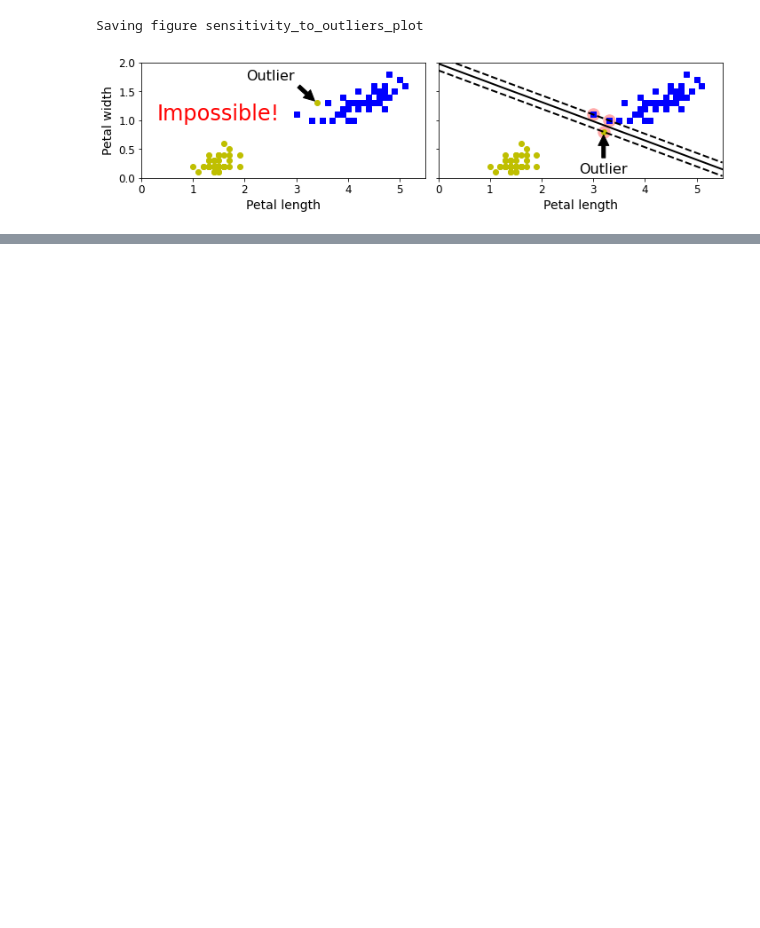
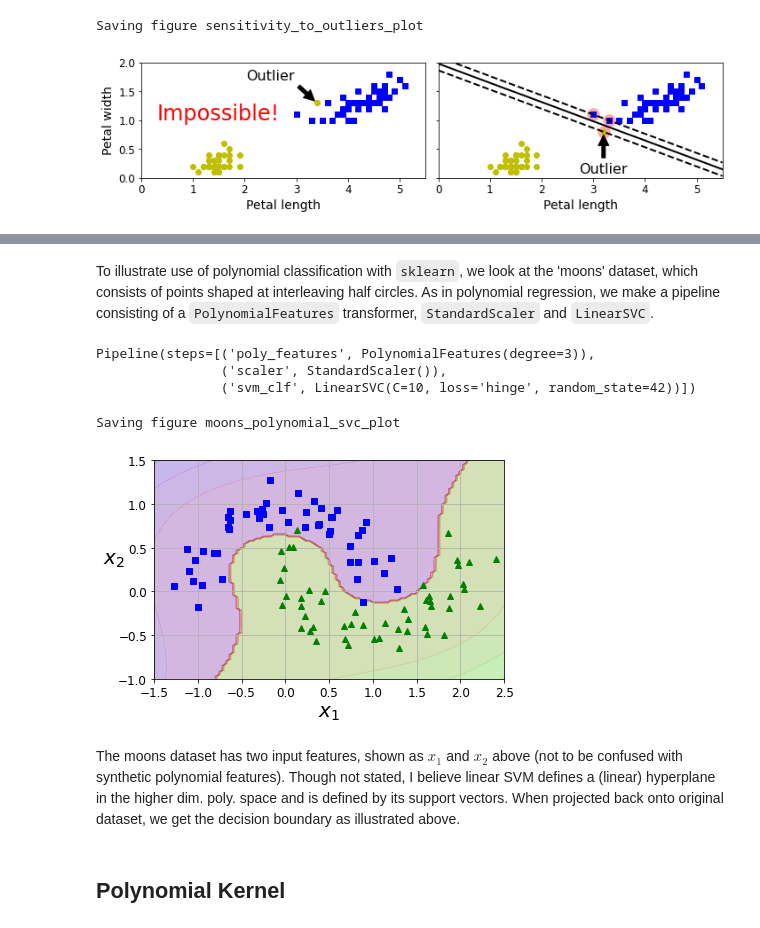
Before and after one commit to phelps-matthew/Coding-Exercises, a Jupyter notebook: ml/geron/05-Support_Vector_Machines.ipynb, the cells around one changed output, grey strips where cells are left out. Cells and saved outputs as stored; diff of their text form; code cells hidden in the pictures; blank space fills up the shorter version.

```diff
--- a/ml/geron/05-Support_Vector_Machines.ipynb
+++ b/ml/geron/05-Support_Vector_Machines.ipynb
@@ -229,0 +344,50 @@ Saving figure sensitivity_to_outliers_plot
+# %% [markdown]
+To illustrate use of polynomial classification with `sklearn`, we look at the 'moons' dataset, which consists of points shaped at interleaving half circles. As in polynomial regression, we make a pipeline consisting of a `PolynomialFeatures` transformer, `StandardScaler` and `LinearSVC`.
+# %%
+from sklearn.datasets import make_moons
+from sklearn.pipeline import Pipeline
+from sklearn.preprocessing import PolynomialFeatures
+
+X, y = make_moons(n_samples=100, noise=0.15, random_state=42)
+polynomial_svm_clf = Pipeline([
+        ("poly_features", PolynomialFeatures(degree=3)),
+        ("scaler", StandardScaler()),
+        ("svm_clf", LinearSVC(C=10, loss="hinge", random_state=42))
+    ])
+
+polynomial_svm_clf.fit(X, y)
+# %% [output]
+Pipeline(steps=[('poly_features', PolynomialFeatures(degree=3)),
+                ('scaler', StandardScaler()),
+                ('svm_clf', LinearSVC(C=10, loss='hinge', random_state=42))])
+# %%
+def plot_dataset(X, y, axes):
+    plt.plot(X[:, 0][y==0], X[:, 1][y==0], "bs")
+    plt.plot(X[:, 0][y==1], X[:, 1][y==1], "g^")
+    plt.axis(axes)
+    plt.grid(True, which='both')
+    plt.xlabel(r"$x_1$", fontsize=20)
+    plt.ylabel(r"$x_2$", fontsize=20, rotation=0)
+
+def plot_predictions(clf, axes):
+    x0s = np.linspace(axes[0], axes[1], 100)
+    x1s = np.linspace(axes[2], axes[3], 100)
+    x0, x1 = np.meshgrid(x0s, x1s)
+    X = np.c_[x0.ravel(), x1.ravel()]
+    y_pred = clf.predict(X).reshape(x0.shape)
+    y_decision = clf.decision_function(X).reshape(x0.shape)
+    plt.contourf(x0, x1, y_pred, cmap=plt.cm.brg, alpha=0.2)
+    plt.contourf(x0, x1, y_decision, cmap=plt.cm.brg, alpha=0.1)
+
+plot_predictions(polynomial_svm_clf, [-1.5, 2.5, -1, 1.5])
+plot_dataset(X, y, [-1.5, 2.5, -1, 1.5])
+
+save_fig("moons_polynomial_svc_plot")
+plt.show()
+# %% [output]
+Saving figure moons_polynomial_svc_plot
+[figure, added]
+# %% [markdown]
+The moons dataset has two input features, shown as $x_1$ and $x_2$ above (not to be confused with synthetic polynomial features). Though not stated, I believe linear SVM defines a (linear) hyperplane in the higher dim. poly. space and is defined by its support vectors. When projected back onto original dataset, we get the decision boundary as illustrated above.
+# %% [markdown]
+## Polynomial Kernel
```
Also changed, not shown: parts of 44 cells of this notebook, 5 other files.
